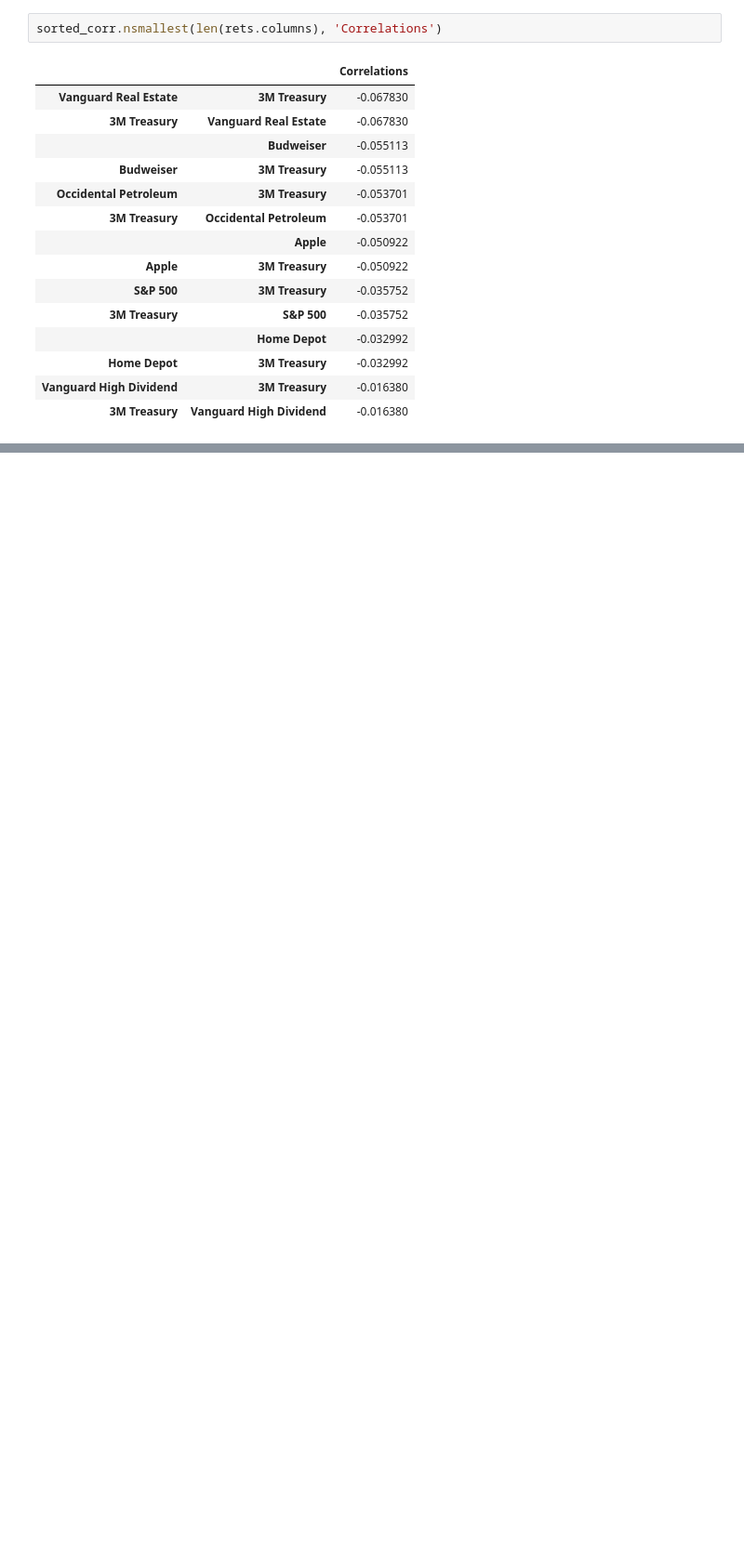
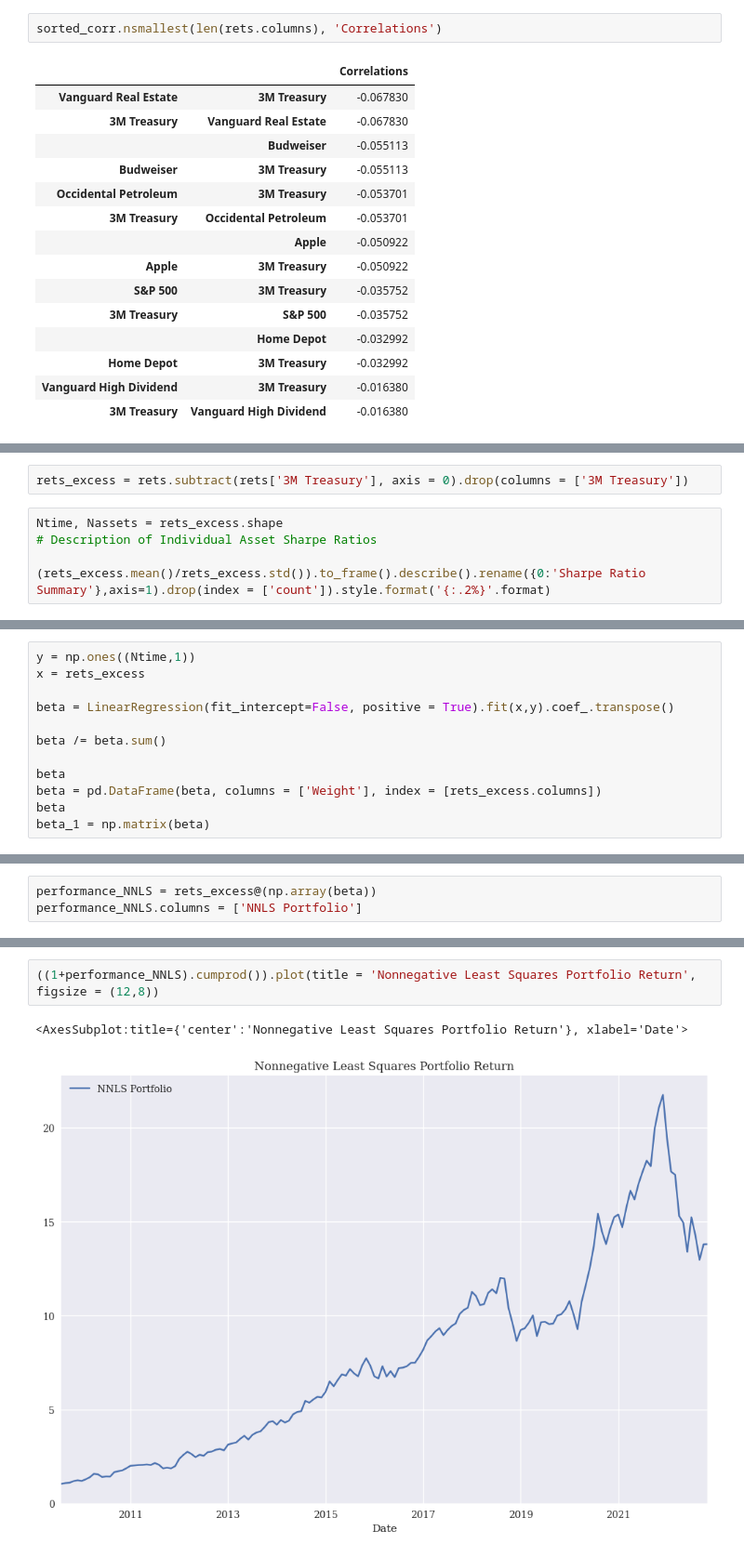
Before and after one commit to dcstein22/economics, a Jupyter notebook: tommy_new_portfolio.ipynb, the cells around one changed output, grey strips where cells are left out. Shown: that part at 93% size. Cells and saved outputs as stored; diff of their text form; blank space fills up the shorter version.

Commit message:
NNLS Portfolio

```diff
--- a/tommy_new_portfolio.ipynb
+++ b/tommy_new_portfolio.ipynb
@@ -353,0 +367,7 @@ sorted_corr.nsmallest(len(rets.columns), 'Correlations')
+# %%
+rets_excess = rets.subtract(rets['3M Treasury'], axis = 0).drop(columns = ['3M Treasury'])
+# %%
+Ntime, Nassets = rets_excess.shape
+# Description of Individual Asset Sharpe Ratios
+
+(rets_excess.mean()/rets_excess.std()).to_frame().describe().rename({0:'Sharpe Ratio Summary'},axis=1).drop(index = ['count']).style.format('{:.2%}'.format)
@@ -353,0 +383,12 @@ sorted_corr.nsmallest(len(rets.columns), 'Correlations')
+# %%
+y = np.ones((Ntime,1))
+x = rets_excess
+
+beta = LinearRegression(fit_intercept=False, positive = True).fit(x,y).coef_.transpose()
+
+beta /= beta.sum()
+
+beta
+beta = pd.DataFrame(beta, columns = ['Weight'], index = [rets_excess.columns])
+beta
+beta_1 = np.matrix(beta)
@@ -353,0 +449,3 @@ sorted_corr.nsmallest(len(rets.columns), 'Correlations')
+# %%
+performance_NNLS = rets_excess@(np.array(beta))
+performance_NNLS.columns = ['NNLS Portfolio']
@@ -353,0 +457,5 @@ sorted_corr.nsmallest(len(rets.columns), 'Correlations')
+# %%
+((1+performance_NNLS).cumprod()).plot(title = 'Nonnegative Least Squares Portfolio Return', figsize = (12,8))
+# %% [output]
+<AxesSubplot:title={'center':'Nonnegative Least Squares Portfolio Return'}, xlabel='Date'>
+[figure, added]
```
Also changed, not shown: parts of 21 cells of this notebook.
